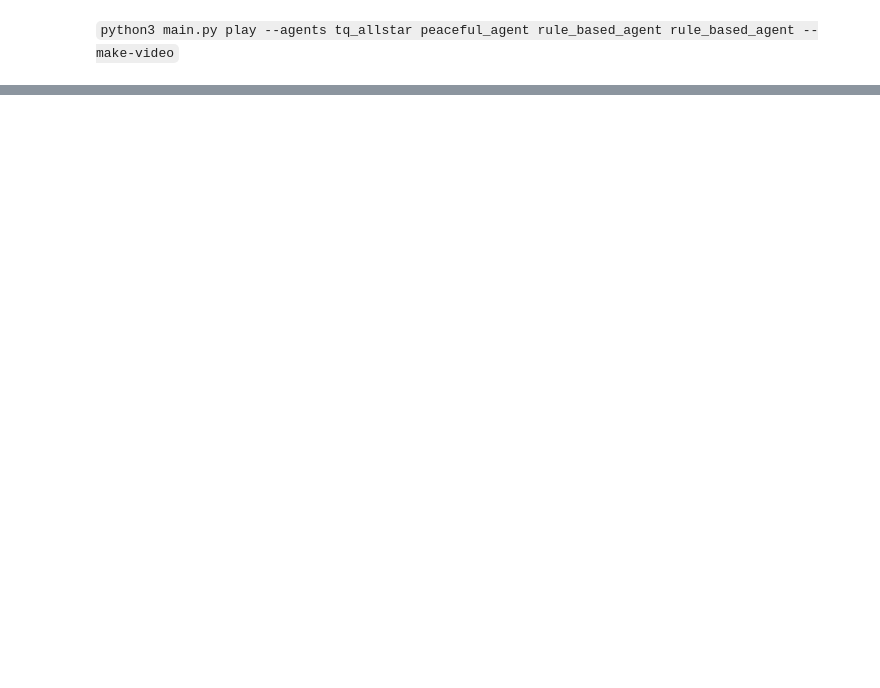
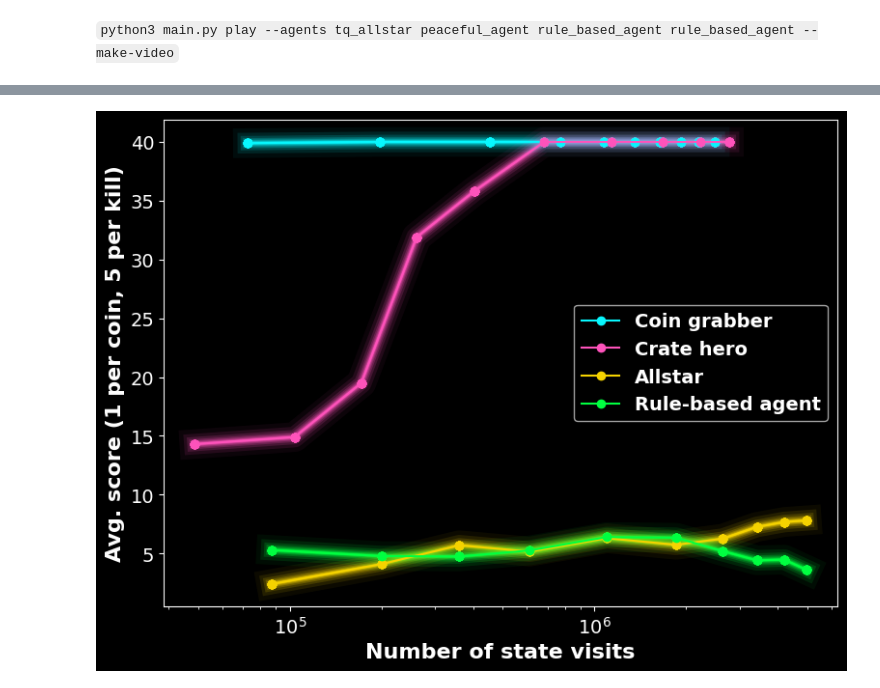
Before and after one commit to KunkelAlexander/bomberman_rl, a Jupyter notebook: blog.ipynb, the cells around one changed output, grey strips where cells are left out. Cells and saved outputs as stored; diff of their text form; code cells hidden in the pictures; blank space fills up the shorter version.

Commit message:
Update blog post with figures 7-11

```diff
--- a/blog.ipynb
+++ b/blog.ipynb
@@ -948,0 +668,83 @@ frames[0].save(
+# %%
+
+import matplotlib.pyplot as plt
+import numpy as np
+
+# Use dark background
+plt.style.use('dark_background')
+
+# Glowing line style setup
+linewidths     = np.logspace(-5, 5, 20, base=2)
+transparencies = np.linspace(1, 0, 20)
+
+# Neon color palette
+neon_colors = [
+    '#08F7FE',  # Coingrabber - neon cyan
+    '#FE53BB',  # Cratehero - neon pink
+    '#F5D300',  # Allstar - neon yellow
+    '#00FF41',  # Rule-based agent - neon green (only for second plot)
+]
+
+
+plt.rcParams.update({
+    "font.family": "sans-serif",
+    "font.sans-serif": ["DejaVu Sans"],  # Or any available sans-serif font
+    "font.size": 14,                     # Base font size
+    "axes.labelweight": "bold",         # Make axis labels bold
+    "axes.titlesize": 16,               # Title font size if used
+    "axes.labelsize": 16,               # Axis label size
+    "legend.fontsize": 14,              # Legend font size
+    "legend.title_fontsize": 14,        # Legend title size (if used)
+})
+
+# ----------- Plot 1: Average evaluation score ------------
+plt.figure(figsize=(8, 6))
+
+# Apply glow for each series
+for lw, alpha in zip(linewidths, transparencies):
+    plt.plot(t1, a1, lw=lw, alpha=alpha, c=neon_colors[0], marker='o')
+    plt.plot(t2, a2, lw=lw, alpha=alpha, c=neon_colors[1], marker='o')
+    plt.plot(t3, a3, lw=lw, alpha=alpha, c=neon_colors[2], marker='o')
+    plt.plot(t4, a4, lw=lw, alpha=alpha, c=neon_colors[3], marker='o')
+
+# Final visible lines with labels
+plt.plot(t1, a1, label="Coin grabber", c=neon_colors[0], marker='o')
+plt.plot(t2, a2, label="Crate hero", c=neon_colors[1], marker='o')
+plt.plot(t3, a3, label="Allstar", c=neon_colors[2], marker='o')
+plt.plot(t4, a4, label="Rule-based agent", c=neon_colors[3], marker='o')
+
+plt.xlabel("Number of state visits")
+plt.ylabel("Avg. score (1 per coin, 5 per kill)")
+plt.legend(prop=dict(weight='bold'))
+plt.tight_layout()
+plt.xscale("log")
+plt.savefig("figures/(9)_high_scores.png")
+plt.show()
+
+
+
+# ----------- Plot 2: Unique visited states ------------
+plt.figure(figsize=(8, 6))
+
+# Apply glow for each series
+for lw, alpha in zip(linewidths, transparencies):
+    plt.plot(t1, u1, lw=lw, alpha=alpha, c=neon_colors[0])
+    plt.plot(t2, u2, lw=lw, alpha=alpha, c=neon_colors[1])
+    plt.plot(t3, u3, lw=lw, alpha=alpha, c=neon_colors[2])
+
+# Final visible line with labels
+plt.plot(t1, u1, label="Coin grabber", c=neon_colors[0])
+plt.plot(t2, u2, label="Crate hero", c=neon_colors[1])
+plt.plot(t3, u3, label="Allstar", c=neon_colors[2])
+
+plt.xlabel("Number of state visits")
+plt.ylabel("Number of unique state visits")
+plt.legend(prop=dict(weight='bold'))
+plt.tight_layout()
+plt.xscale("log")
+plt.yscale("log")
+
+plt.savefig("figures/9_state_visits.png")
+plt.show()
+# %% [output]
+[figure, added]
```
Also changed, not shown: parts of 26 cells of this notebook, 8 other files.
